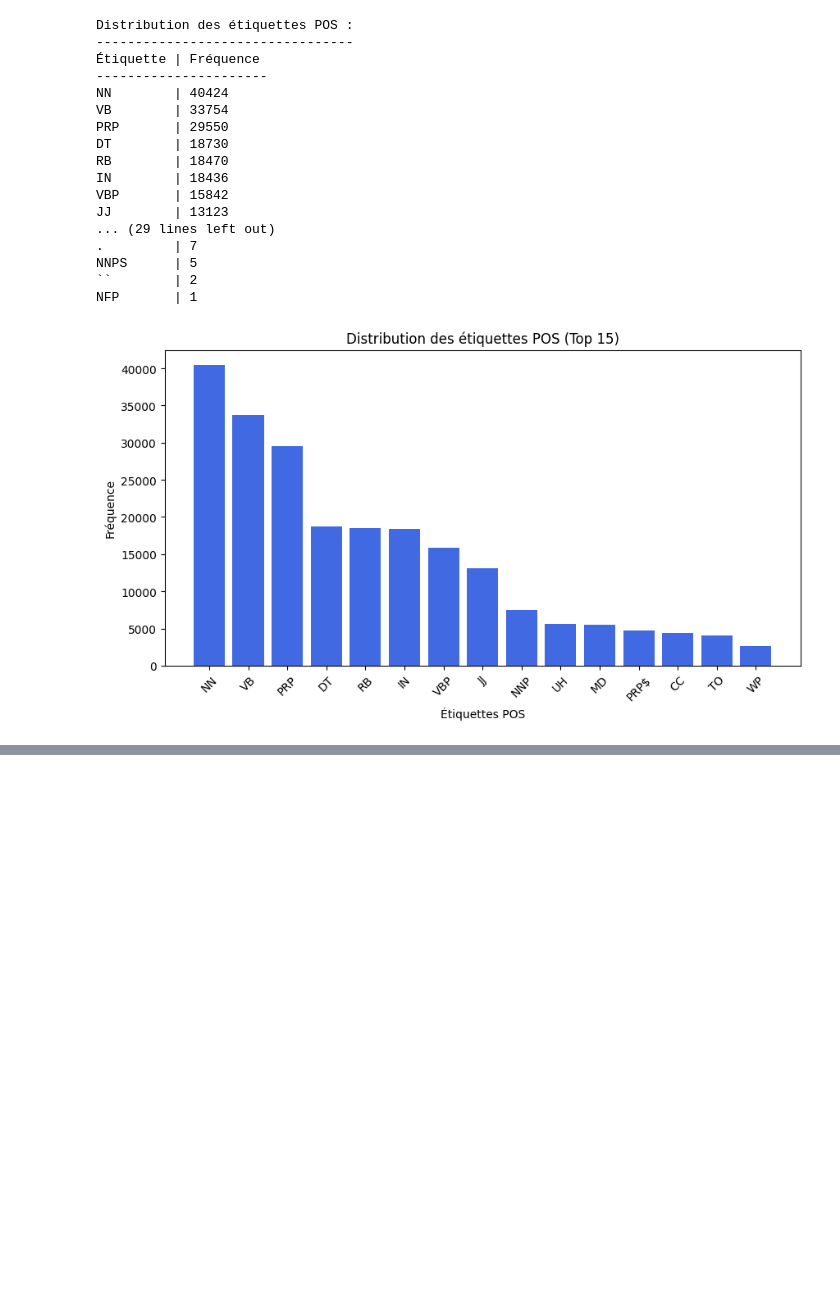
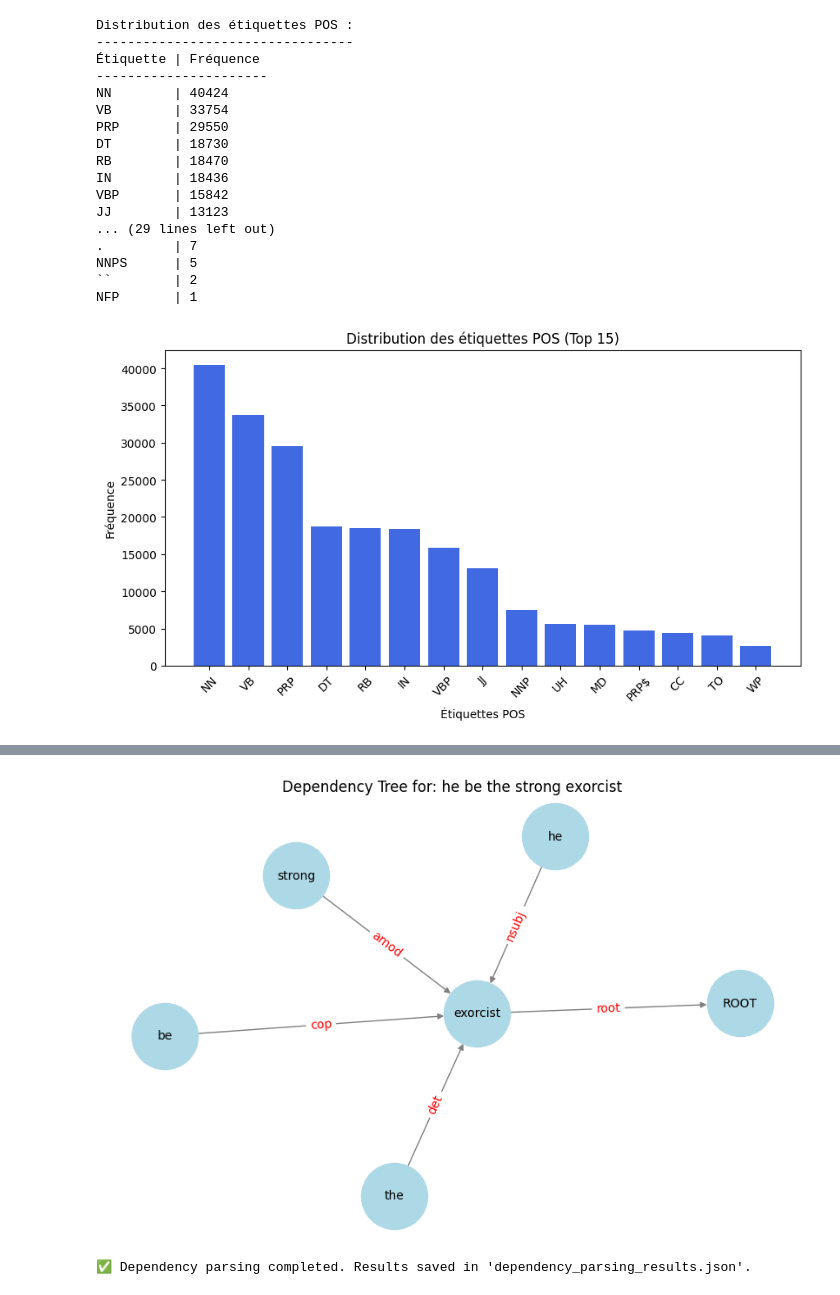
Before and after one commit to bramenn/jupyter, a Jupyter notebook: taller_1/anime-translation.ipynb, the cells around one changed output, grey strips where cells are left out. Drawn from its saved outputs; the diff is of its cells as text; code cells hidden in the pictures; blank space fills up the shorter version.

```diff
--- a/taller_1/anime-translation.ipynb
+++ b/taller_1/anime-translation.ipynb
@@ -880,0 +974,54 @@ NFP       | 1
+# %%
+import json
+import random
+import stanza
+import matplotlib.pyplot as plt
+import networkx as nx
+
+# Load POS tagging results
+with open("pos_tagging_results.json", "r", encoding="utf-8") as f:
+    pos_data = json.load(f)
+
+# Initialize Stanza pipeline
+stanza.download("en")
+nlp = stanza.Pipeline(lang="en", processors="tokenize,mwt,pos,lemma,depparse")
+
+# Select 10 random sentences
+random_sentences = random.sample(pos_data, min(10, len(pos_data)))
+
+# Store dependency parsing results
+dependency_results = []
+
+def visualize_dependency_tree(sentence, dependencies):
+    """Generates a visual representation of a dependency tree."""
+    G = nx.DiGraph()
+
+    for dep in dependencies:
+        G.add_edge(dep[1], dep[2], label=dep[0])
+
+    pos = nx.spring_layout(G)
+    plt.figure(figsize=(8, 5))
+    nx.draw(G, pos, with_labels=True, node_color='lightblue', edge_color='gray', node_size=3000, font_size=10)
+    edge_labels = {(dep[1], dep[2]): dep[0] for dep in dependencies}
+    nx.draw_networkx_edge_labels(G, pos, edge_labels=edge_labels, font_color='red')
+    plt.title(f"Dependency Tree for: {sentence}")
+    plt.show()
+
+for entry in random_sentences:
+    sentence = " ".join([word[0] for word in entry["pos_tags"]])
+    doc = nlp(sentence)
+
+    for sent in doc.sentences:
+        dependencies = [(word.deprel, word.text, doc.sentences[0].words[word.head - 1].text if word.head > 0 else "ROOT") for word in sent.words]
+        dependency_results.append({"sentence": sentence, "dependencies": dependencies})
+
+        # Visualize one example
+        if len(dependency_results) == 1:
+            visualize_dependency_tree(sentence, dependencies)
+
+# Save results
+with open("dependency_parsing_results.json", "w", encoding="utf-8") as f:
+    json.dump(dependency_results, f, indent=4)
+
+print("✅ Dependency parsing completed. Results saved in 'dependency_parsing_results.json'.")
+# %% [output]
@@ -880,0 +1045,2 @@ NFP       | 1
+[figure, added]
+✅ Dependency parsing completed. Results saved in 'dependency_parsing_results.json'.
```
Also changed, not shown: parts of 4 cells of this notebook, 1 other file.
